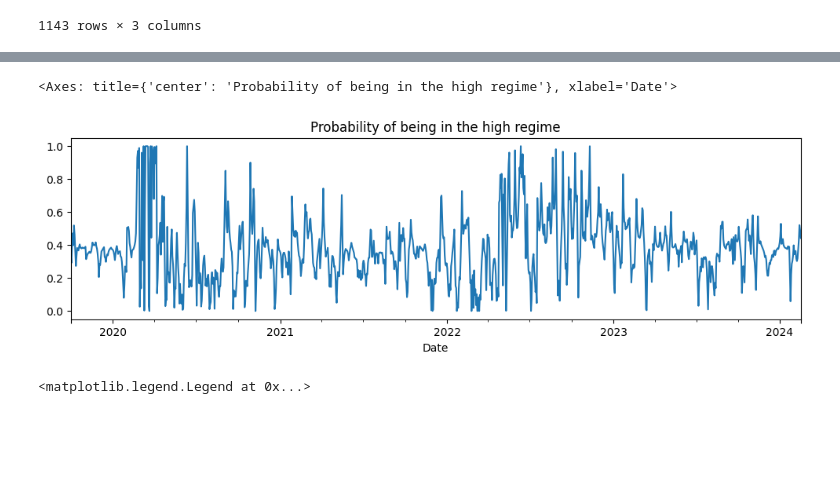
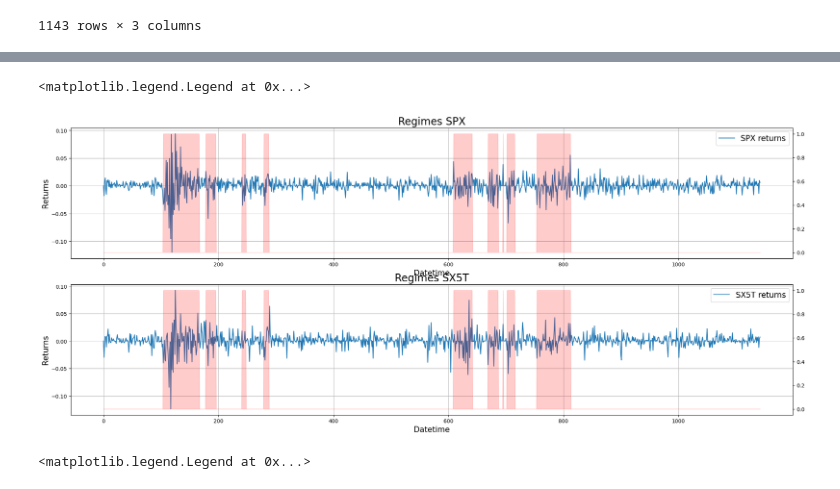
Before and after one commit to BaptisteZloch/Cross-Asset-Investment-Solutions, a Jupyter notebook: src/market_regime_clustering.ipynb, the cells around one changed output, grey strips where cells are left out. Saved outputs shown, nothing was run; the diff lists cells and outputs as text; code cells hidden in the pictures; blank space fills up the shorter version.

Commit message:
regime detection with HMM

```diff
--- a/src/market_regime_clustering.ipynb
+++ b/src/market_regime_clustering.ipynb
@@ -89,7 +52,0 @@ plt.plot(HMM_RESULT.smoothed_marginal_probabilities.values.argmax(axis=1)+1)
-# %%
-HMM_RESULT.smoothed_marginal_probabilities[1].plot(
-    title="Probability of being in the high regime", figsize=(12, 3)
-)
-# %% [output]
-<Axes: title={'center': 'Probability of being in the high regime'}, xlabel='Date'>
-[figure, removed]
@@ -102,3 +53,30 @@ def normalize_regime(signal: npt.NDArray[np.float128]) -> npt.NDArray[np.float12
+# %%
+from portfolio_management.market_regime import detect_market_regime
+
+
+REGIMES = detect_market_regime(benchmark[["SPX"]].to_numpy())
+# %%
+fig, ax = plt.subplots(2, 1, figsize=(25, 10))
+ax_l = ax[0].twinx()
+ax_l.fill_between(np.array(range(benchmark.SPX.shape[0])), REGIMES,alpha=0.2, color='red')
+ax[0].plot(np.array(range(benchmark.SPX.shape[0])), benchmark.SPX, label="SPX returns")
+ax[0].set_xlabel("Datetime", fontsize=15)
+ax[0].set_ylabel("Returns", fontsize=15)
+ax[0].set_title("Regimes SPX", fontsize=20)
+ax[0].grid()
+ax[0].legend(fontsize=15)
+
+ax_l = ax[1].twinx()
+ax_l.fill_between(np.array(range(benchmark.SX5T.shape[0])), REGIMES,alpha=0.2, color='red')
+ax[1].plot(np.array(range(benchmark.SX5T.shape[0])), benchmark.SX5T, label="SX5T returns")
+ax[1].set_xlabel("Datetime", fontsize=15)
+ax[1].set_ylabel("Returns", fontsize=15)
+ax[1].set_title("Regimes SX5T", fontsize=20)
+ax[1].grid()
+ax[1].legend(fontsize=15)
+# %% [output]
+<matplotlib.legend.Legend at 0x...>
+[figure, added]
 # %%
 WITH_MEMORY = True
 FIRST_TRAINED = False
```
Also changed, not shown: parts of 5 cells of this notebook, 4 other files.
